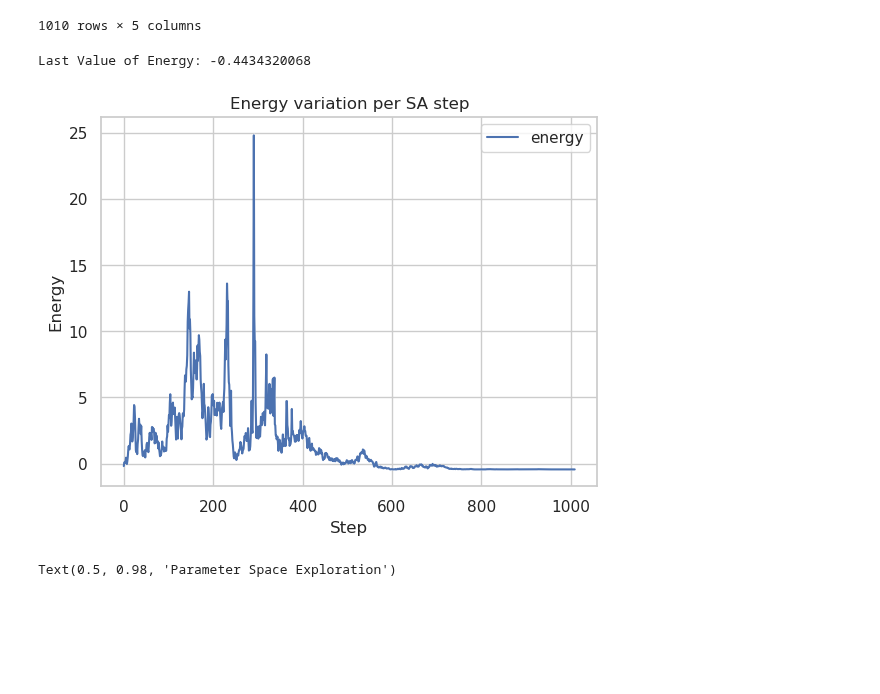
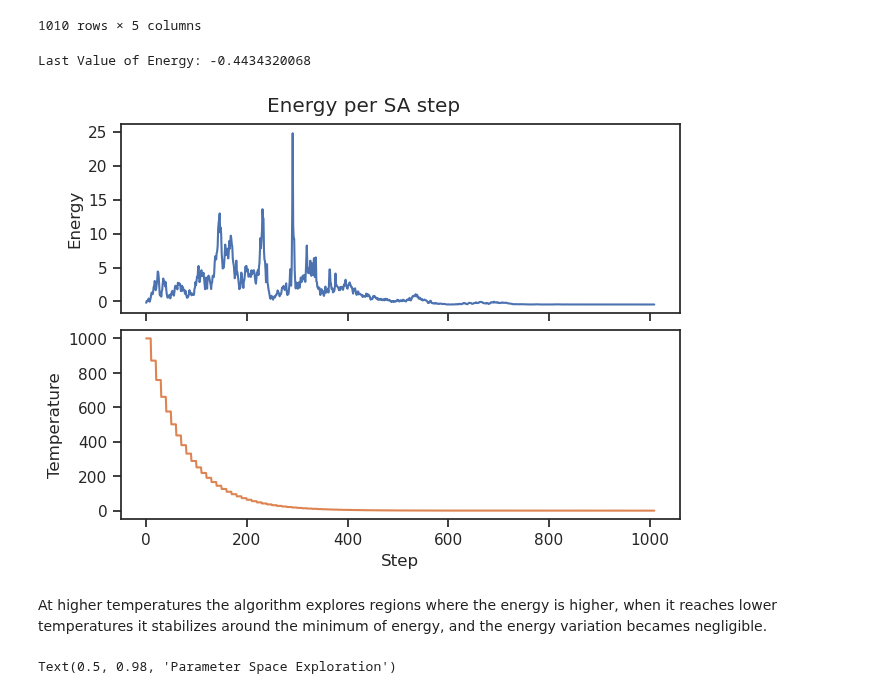
Before and after one commit to RandDouble/SimulazioneNumerica, a Jupyter notebook: LSN_Exercises_08.ipynb, the cells around one changed output. Cells and saved outputs as stored; diff of their text form; code cells hidden in the pictures; blank space fills up the shorter version.

```diff
--- a/LSN_Exercises_08.ipynb
+++ b/LSN_Exercises_08.ipynb
@@ -285,23 +285,35 @@ df
 | 1009 | 0.001 | 0.782222 | 0.613697 | -0.443432 | 0.000661 |
 1010 rows × 5 columns
 # %%
-sns.set_theme(style="whitegrid")
+sns.set_theme(style="ticks")
 
 
 def custom_errorbar(x, y, err, **kwargs):
     plt.plot(x, y, **kwargs)
     plt.fill_between(x, y - err, y + err, alpha=0.5)
-    plt.legend()
+
+fig, (ax1, ax2) = plt.subplots(2,1 , sharex=True, layout="constrained")
+ax1.plot(df.index, df["energy"], label="energy")
+ax1.fill_between(df.index, df["energy"] - df["err_energy"], df["energy"] + df["err_energy"], alpha=0.5)
 
 
-custom_errorbar(df.index, df["energy"], df["err_energy"], label="energy")
-plt.xlabel("Step")
-plt.ylabel("Energy")
-plt.title("Energy variation per SA step")
+ax2.set_xlabel("Step")
+ax1.set_ylabel(r"Energy")
+ax1.tick_params(axis='y')
+
+# ax2 = plt.gca().twinx()
+ax2.plot(df.index, df['temperature'], color='C1', label='Temperature')
+ax2.set_ylabel('Temperature')
+ax2.tick_params(axis='y')
+
+# plt.gcf().legend()
+fig.suptitle("Energy per SA step")
 print("Last Value of Energy:", df["energy"].iloc[-1])
 # %% [output]
 Last Value of Energy: -0.4434320068
-[figure, old version]
+[figure, new version]
+# %% [markdown]
+At higher temperatures the algorithm explores regions where the energy is higher, when it reaches lower temperatures it stabilizes around the minimum of energy, and the energy variation becames negligible.
 # %%
 from matplotlib.colors import LogNorm
 from matplotlib.cm import ScalarMappable
```
Also changed, not shown: parts of 6 cells of this notebook, 4 other files.
